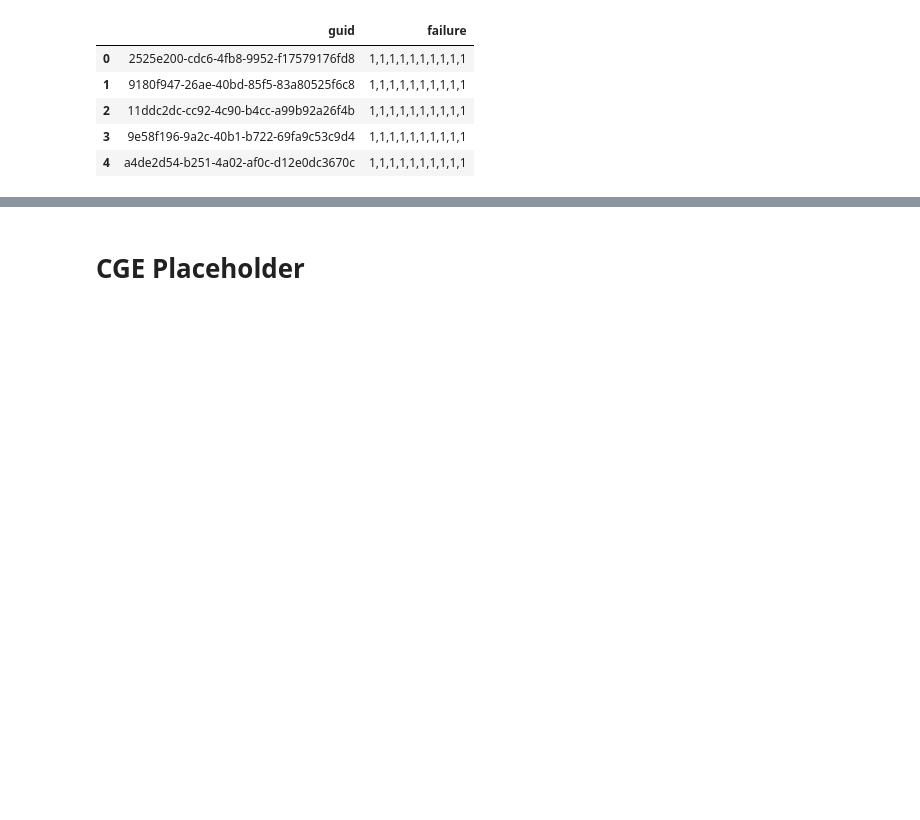
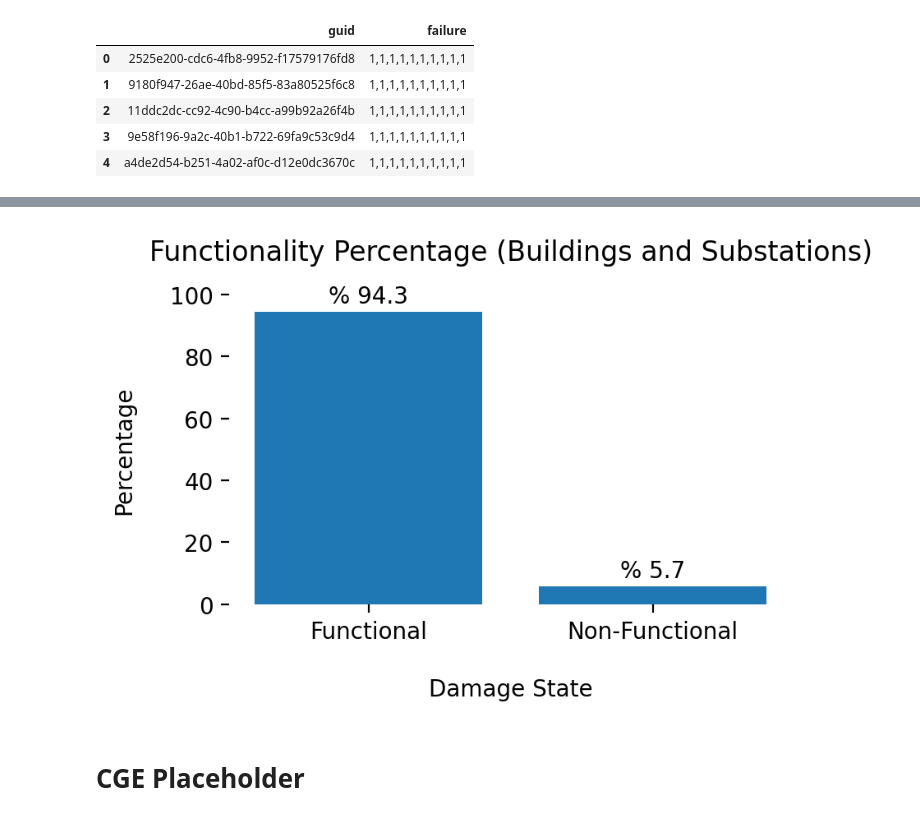
Before and after one commit to IN-CORE/incore-docs, a Jupyter notebook: manual_jb/content/notebooks/galveston_community_app.ipynb, the cells around one changed output, grey strips where cells are left out. Saved outputs shown, nothing was run; the diff lists cells and outputs as text; code cells hidden in the pictures; blank space fills up the shorter version.

Commit message:
update bldg functionality with latest network

```diff
--- a/manual_jb/content/notebooks/galveston_community_app.ipynb
+++ b/manual_jb/content/notebooks/galveston_community_app.ipynb
@@ -278,7 +287,7 @@ gal_bldg_func = BuildingFunctionality(client)
 
 gal_bldg_func.set_input_dataset("building_damage_mcs_samples", gal_bldg_damage_mcs_samples)
 gal_bldg_func.set_input_dataset("poles_damage_mcs_samples", gal_pole_damage_mcs_samples)
-gal_bldg_func.load_remote_input_dataset("interdependency_dictionary", "63d7fe6fa011a9746c94ffb1")
+gal_bldg_func.load_remote_input_dataset("interdependency_dictionary", "63e5af0262d82d2f5a1058ea")
 
 gal_bldg_func.set_parameter("result_name", "gal_mcs_functionality_probability")
 gal_bldg_func.run_analysis()
@@ -294,3 +301,14 @@ Unzipped folder found in the local cache. Reading from it...
 | 2 | a743ae24-4209-44e2-b11e-7a872f071ae9 | NaN |
 | 3 | 59ed0339-c8e3-4fcd-9b5a-c1487b035d3b | NaN |
 | 4 | 5cc8a749-21ca-4073-8626-4ae7332cc0dd | NaN |
+# %%
+df_gal_bldg_func_probability = gal_bldg_func.get_output_dataset('functionality_probability').get_dataframe_from_csv()
+df_gal_bldg_func_probability = df_gal_bldg_func_probability.rename(columns={"building_guid": "guid"})
+func_prob_target = 0.40
+df_gal_bldg_func_probability.loc[df_gal_bldg_func_probability['probability'].isna(), 'functionality'] = 1 # Assumed to be connected to an undamaged/unanalyzed power network for now.
+df_gal_bldg_func_probability.loc[df_gal_bldg_func_probability['probability'] <= func_prob_target, 'functionality'] = 0 # Non-Functional
+df_gal_bldg_func_probability.loc[df_gal_bldg_func_probability['probability'] > func_prob_target, 'functionality'] = 1 # Functional
+df_gal_bldg_func_probability.loc[df_gal_bldg_func_probability['probability'].isna(), 'functionality_state'] = 'Functional' # Assumed to be connected to an undamaged/unanalyzed power network for now.
+df_gal_bldg_func_probability.loc[df_gal_bldg_func_probability['probability'] <= func_prob_target, 'functionality_state'] = 'Non-Functional' # Non-Functional
+df_gal_bldg_func_probability.loc[df_gal_bldg_func_probability['probability'] > func_prob_target, 'functionality_state'] = 'Functional' # Functional
+df_gal_bldg_func_probability.head()
@@ -297,3 +322,25 @@ Unzipped folder found in the local cache. Reading from it...
+# %%
+### Plot of the distribution of functionality state for buildings
+indexes = df_gal_bldg_func_probability['functionality_state'].value_counts(normalize=True).mul(100).index.tolist()
+values = df_gal_bldg_func_probability['functionality_state'].value_counts(normalize=True).mul(100).tolist()
+
+fig, ax = plt.subplots(figsize=(4, 2.5), dpi=200)
+
+bars = ax.bar(x=indexes, height=values,)
+
+for bar in bars:
+    ax.text(bar.get_x() + bar.get_width() / 2,
+            bar.get_height() + 3,f'% {bar.get_height() :.1f}',
+            horizontalalignment='center')
+
+fig.tight_layout()
+ax.set_ylim([0,100])
+ax.set_xlabel('Damage State', labelpad=15)
+ax.set_ylabel('Percentage', labelpad=15)
+ax.set_title('Functionality Percentage (Buildings and Substations)', pad=15)
+ax.set(frame_on=False);
+# %% [output]
+[figure, added]
 # %% [markdown]
 # CGE Placeholder
 # %% [markdown]
```
Also changed, not shown: parts of 5 cells of this notebook.
